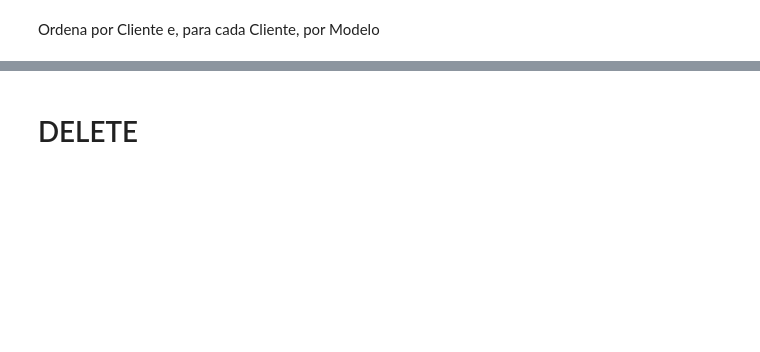
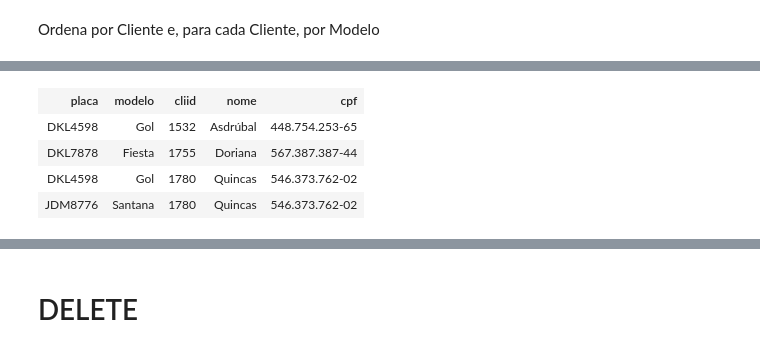
Before and after one commit to thedatasociety/lab-mariadb, a Jupyter notebook: labs/lab2/lab2.1.sql-fundamentos.ipynb, the cells around one changed output, grey strips where cells are left out. Cells and saved outputs as stored; diff of their text form; code cells hidden in the pictures; blank space fills up the shorter version.

```diff
--- a/labs/lab2/lab2.1.sql-fundamentos.ipynb
+++ b/labs/lab2/lab2.1.sql-fundamentos.ipynb
@@ -362,0 +725,11 @@ SELECT Tx.placa, Co.cliid
+# %%
+SELECT DISTINCT Tx.placa, Tx.modelo, Co.cliid, Cl.nome, Cl.cpf
+FROM Corrida Co JOIN Taxi    Tx ON Tx.placa = Co.placa
+                JOIN Cliente Cl ON Cl.cliid = Co.cliid
+ORDER BY Cl.nome;
+# %% [output]
+| placa | modelo | cliid | nome | cpf |
+| DKL4598 | Gol | 1532 | Asdrúbal | 448.754.253-65 |
+| DKL7878 | Fiesta | 1755 | Doriana | 567.387.387-44 |
+| DKL4598 | Gol | 1780 | Quincas | 546.373.762-02 |
+| JDM8776 | Santana | 1780 | Quincas | 546.373.762-02 |
```
Also changed, not shown: parts of 117 cells of this notebook.
